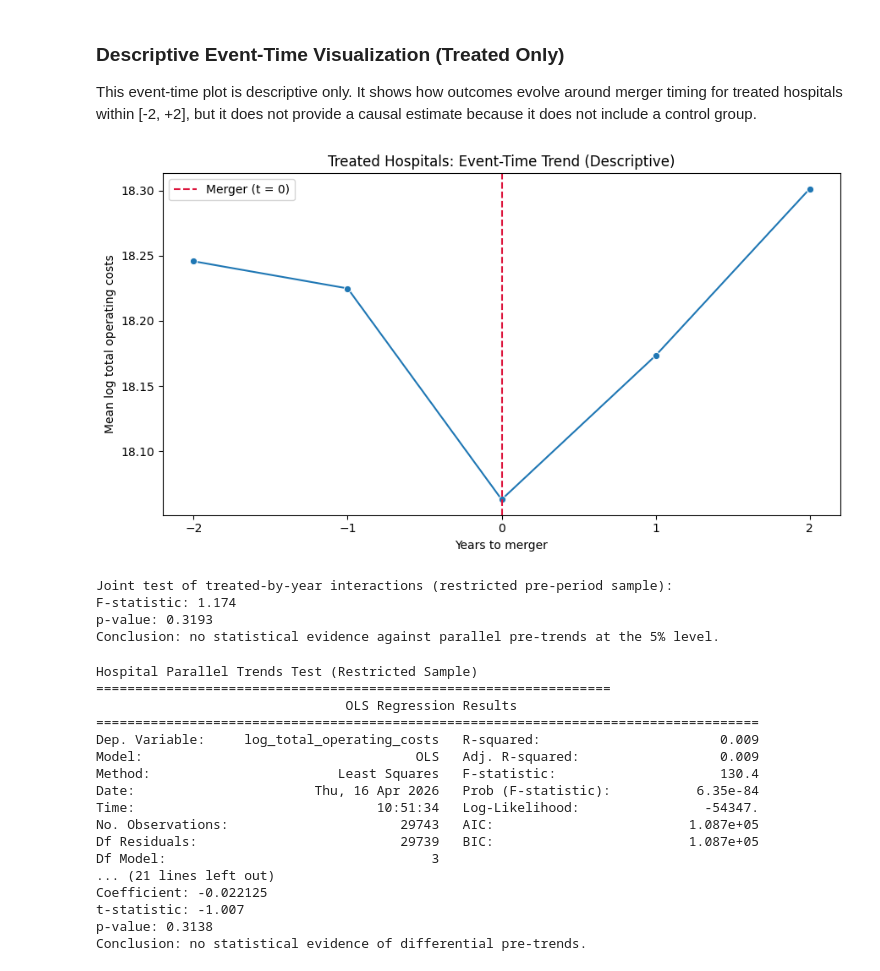
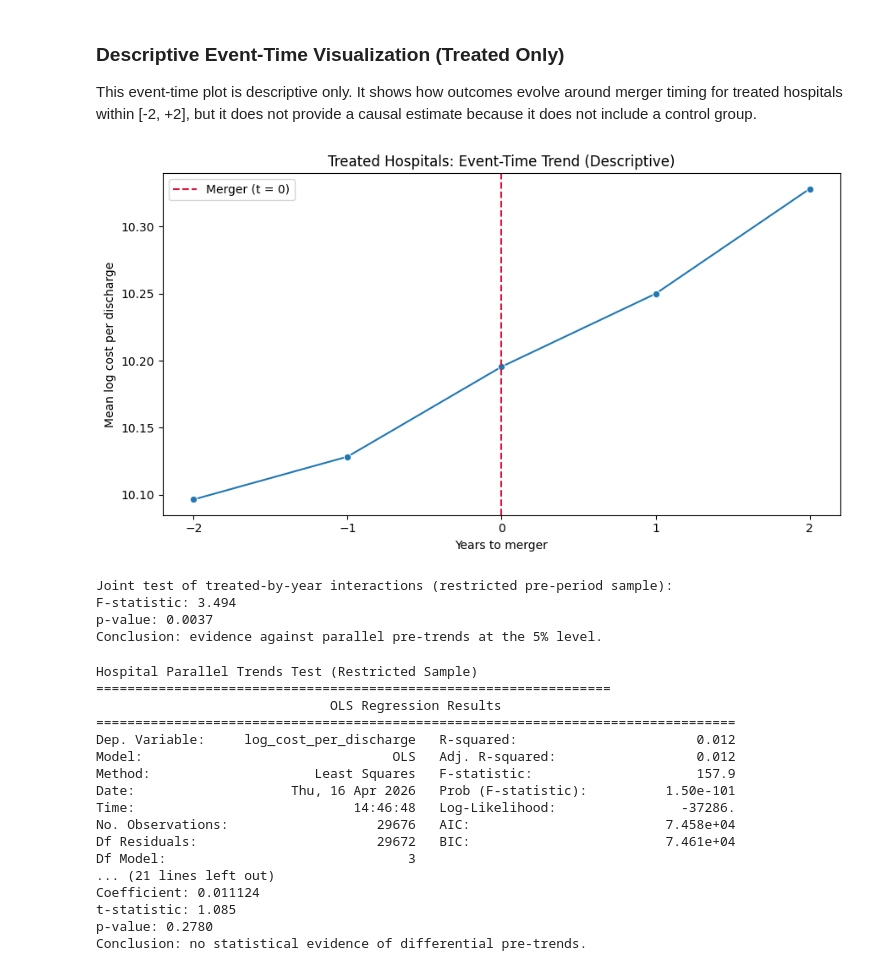
Before and after one commit to FarnooshMemari/IDS_701_final_project, a Jupyter notebook: 04_main_analysis/parallel_trend_analysis.ipynb, the cells around one changed output. Saved outputs shown, nothing was run; the diff lists cells and outputs as text; code cells hidden in the pictures.

```diff
--- a/04_main_analysis/parallel_trend_analysis.ipynb
+++ b/04_main_analysis/parallel_trend_analysis.ipynb
@@ -120,9 +120,7 @@ df = hospital_analysis.copy()
 df["fiscal_year"] = pd.to_numeric(df["fiscal_year"], errors="coerce")
 df["treated"] = pd.to_numeric(df["treated"], errors="coerce")
 df["years_to_merger"] = pd.to_numeric(df["years_to_merger"], errors="coerce")
-df["total_operating_costs"] = pd.to_numeric(
-    df["total_operating_costs"], errors="coerce"
-)
+df["cost_per_discharge"] = pd.to_numeric(df["cost_per_discharge"], errors="coerce")
 df["merger_year"] = pd.to_numeric(df["merger_year"], errors="coerce")
 # %%
 # Restrict treated units to allowed staggered cohorts and event-time window
@@ -219,50 +215,48 @@ This event-time plot is descriptive only. It shows how outcomes evolve around me
 # %%
 # Visual 2 (descriptive only): treated hospitals by event time in restricted window [-2, +2]
 
-event_df = (
-    treated_restricted[["years_to_merger", "total_operating_costs"]].dropna().copy()
-)
-event_df = event_df[event_df["total_operating_costs"] >= 0].copy()
+event_df = treated_restricted[["years_to_merger", "cost_per_discharge"]].dropna().copy()
+event_df = event_df[event_df["cost_per_discharge"] >= 0].copy()
 event_df["years_to_merger"] = event_df["years_to_merger"].astype(int)
-event_df["log_total_operating_costs"] = np.log1p(event_df["total_operating_costs"])
+event_df["log_cost_per_discharge"] = np.log1p(event_df["cost_per_discharge"])
 
 event_plot = (
-    event_df.groupby("years_to_merger", as_index=False)["log_total_operating_costs"]
+    event_df.groupby("years_to_merger", as_index=False)["log_cost_per_discharge"]
     .mean()
     .sort_values("years_to_merger")
 )
 
 plt.figure(figsize=(9, 5))
 sns.lineplot(
     data=event_plot,
     x="years_to_merger",
-    y="log_total_operating_costs",
+    y="log_cost_per_discharge",
     marker="o",
     color="#1f77b4",
 )
 
 plt.axvline(
     0,
     color="crimson",
     linestyle="--",
     linewidth=1.5,
     label="Merger (t = 0)",
 )
 
 plt.title("Treated Hospitals: Event-Time Trend (Descriptive)")
 plt.xlabel("Years to merger")
-plt.ylabel("Mean log total operating costs")
+plt.ylabel("Mean log cost per discharge")
 plt.xticks(range(event_window[0], event_window[1] + 1))
 plt.legend()
 plt.tight_layout()
 plt.show()
 # %% [output]
-[figure, old version]
+[figure, new version]
 # %%
 # Formal pre-trend test on restricted pre-period sample: treated-by-year interactions jointly zero?
 
 pretrend_model = smf.ols(
-    "log_total_operating_costs ~ treated + C(fiscal_year) + treated:C(fiscal_year)",
+    "log_cost_per_discharge ~ treated + C(fiscal_year) + treated:C(fiscal_year)",
     data=pre_sample,
 ).fit(cov_type="HC1")
 
@@ -287,14 +281,14 @@ else:
     )
 # %% [output]
 Joint test of treated-by-year interactions (restricted pre-period sample):
-F-statistic: 1.174
-p-value: 0.3193
-Conclusion: no statistical evidence against parallel pre-trends at the 5% level.
+F-statistic: 3.494
+p-value: 0.0037
+Conclusion: evidence against parallel pre-trends at the 5% level.
 # %%
 # OLS summary table on restricted pre-period sample
 
 summary_reg = smf.ols(
-    "log_total_operating_costs ~ treated + fiscal_year + treated:fiscal_year",
+    "log_cost_per_discharge ~ treated + fiscal_year + treated:fiscal_year",
     data=pre_sample,
 ).fit(cov_type="HC1")
 
@@ -318,20 +312,20 @@ else:
 # %% [output]
 Hospital Parallel Trends Test (Restricted Sample)
 ==================================================================
-                                OLS Regression Results
-=====================================================================================
-Dep. Variable:     log_total_operating_costs   R-squared:                       0.009
-Model:                                   OLS   Adj. R-squared:                  0.009
-Method:                        Least Squares   F-statistic:                     130.4
-Date:                       Thu, 16 Apr 2026   Prob (F-statistic):           6.35e-84
-Time:                               10:51:34   Log-Likelihood:                -54347.
-No. Observations:                      29743   AIC:                         1.087e+05
-Df Residuals:                          29739   BIC:                         1.087e+05
-Df Model:                                  3
+                              OLS Regression Results
+==================================================================================
+Dep. Variable:     log_cost_per_discharge   R-squared:                       0.012
+Model:                                OLS   Adj. R-squared:                  0.012
+Method:                     Least Squares   F-statistic:                     157.9
+Date:                    Thu, 16 Apr 2026   Prob (F-statistic):          1.50e-101
+Time:                            14:46:48   Log-Likelihood:                -37286.
+No. Observations:                   29676   AIC:                         7.458e+04
+Df Residuals:                       29672   BIC:                         7.461e+04
+Df Model:                               3
 ... (21 lines left out)
-Coefficient: -0.022125
-t-statistic: -1.007
-p-value: 0.3138
+Coefficient: 0.011124
+t-statistic: 1.085
+p-value: 0.2780
 Conclusion: no statistical evidence of differential pre-trends.
 # %% [markdown]
 ## Summary of Findings
```
Also changed, not shown: parts of 4 cells of this notebook.
